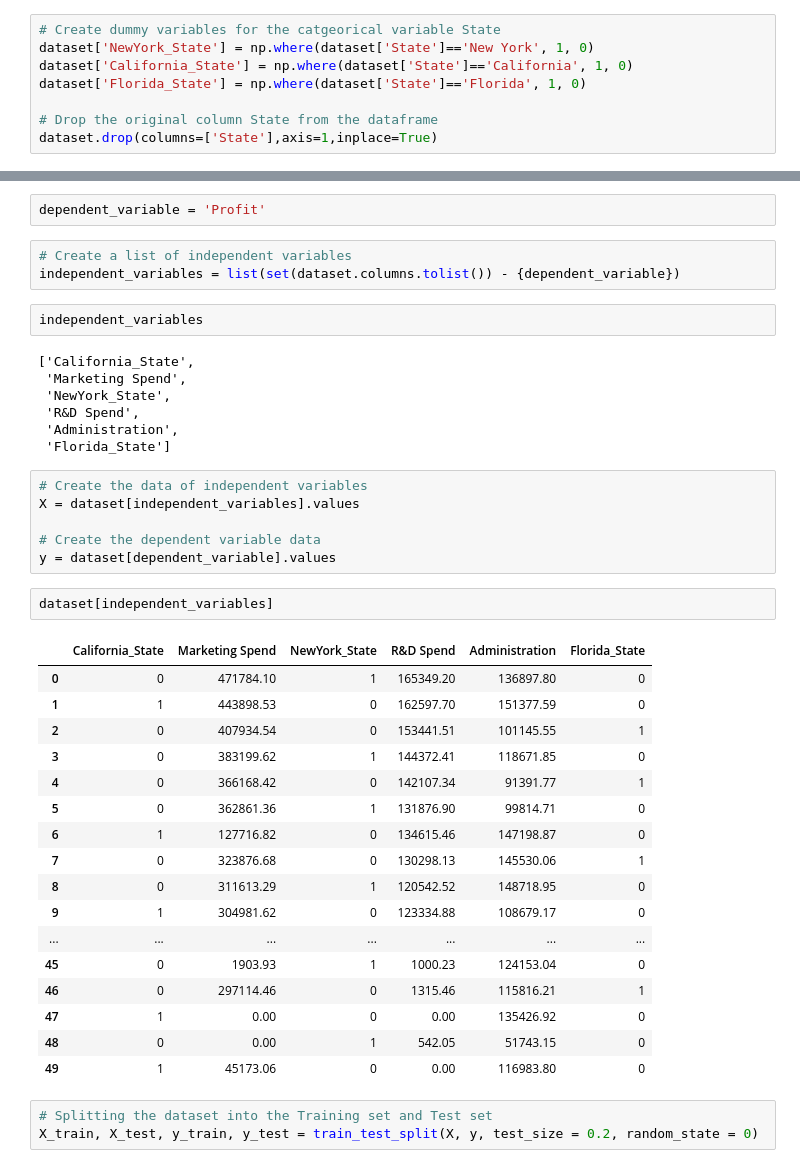
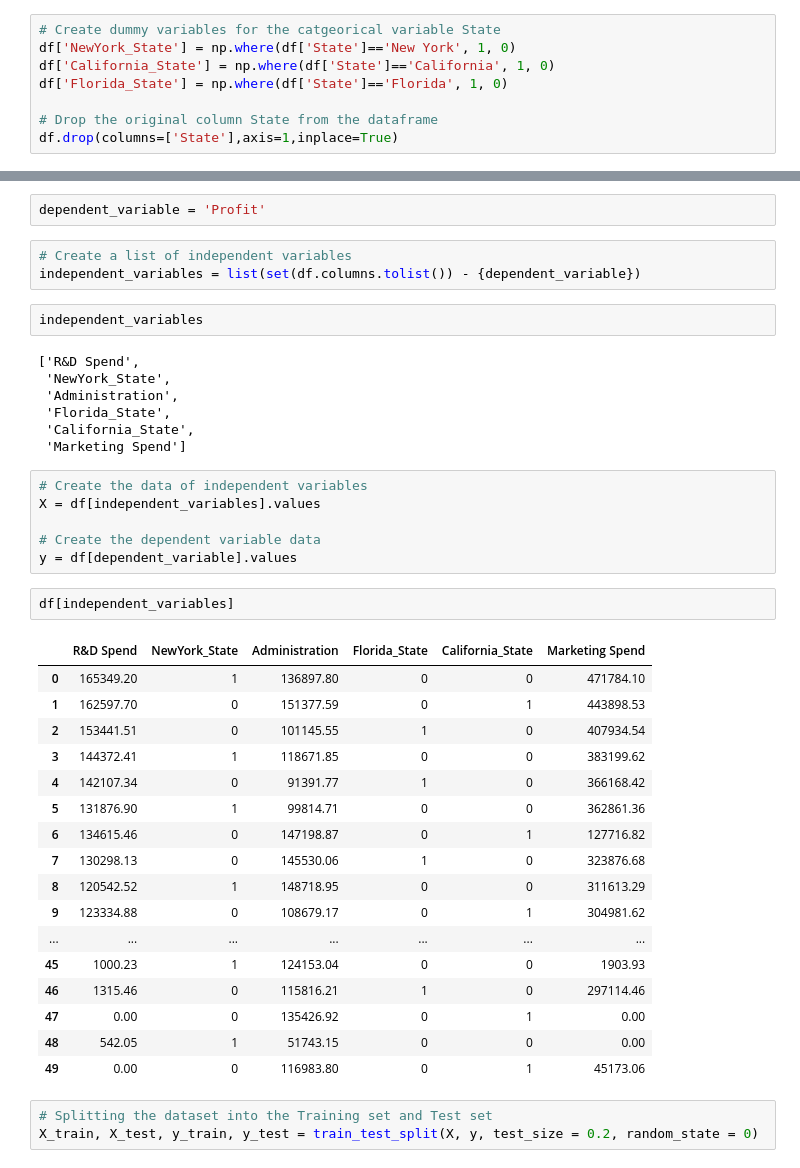
Before and after one commit to Bharatgaur/RawProjects, a Jupyter notebook: Linear_Regression_Implementation.ipynb, the cells around one changed output, grey strips where cells are left out. Saved outputs shown, nothing was run; the diff lists cells and outputs as text.

```diff
--- a/Linear_Regression_Implementation.ipynb
+++ b/Linear_Regression_Implementation.ipynb
@@ -97,9 +84,9 @@ Name: State, dtype: int64
 # %%
 # Create dummy variables for the catgeorical variable State
-dataset['NewYork_State'] = np.where(dataset['State']=='New York', 1, 0)
-dataset['California_State'] = np.where(dataset['State']=='California', 1, 0)
-dataset['Florida_State'] = np.where(dataset['State']=='Florida', 1, 0)
+df['NewYork_State'] = np.where(df['State']=='New York', 1, 0)
+df['California_State'] = np.where(df['State']=='California', 1, 0)
+df['Florida_State'] = np.where(df['State']=='Florida', 1, 0)
 
 # Drop the original column State from the dataframe
-dataset.drop(columns=['State'],axis=1,inplace=True)
+df.drop(columns=['State'],axis=1,inplace=True)
 # %%
@@ -115,42 +102,42 @@ dataset.head()
 dependent_variable = 'Profit'
 # %%
 # Create a list of independent variables
-independent_variables = list(set(dataset.columns.tolist()) - {dependent_variable})
+independent_variables = list(set(df.columns.tolist()) - {dependent_variable})
 # %%
 independent_variables
 # %% [output]
-['California_State',
- 'Marketing Spend',
+['R&D Spend',
  'NewYork_State',
- 'R&D Spend',
  'Administration',
- 'Florida_State']
+ 'Florida_State',
+ 'California_State',
+ 'Marketing Spend']
 # %%
 # Create the data of independent variables
-X = dataset[independent_variables].values
+X = df[independent_variables].values
 
 # Create the dependent variable data
-y = dataset[dependent_variable].values
+y = df[dependent_variable].values
 # %%
-dataset[independent_variables]
+df[independent_variables]
 # %% [output]
-|  | California_State | Marketing Spend | NewYork_State | R&D Spend | Administration | Florida_State |
-| 0 | 0 | 471784.10 | 1 | 165349.20 | 136897.80 | 0 |
-| 1 | 1 | 443898.53 | 0 | 162597.70 | 151377.59 | 0 |
-| 2 | 0 | 407934.54 | 0 | 153441.51 | 101145.55 | 1 |
-| 3 | 0 | 383199.62 | 1 | 144372.41 | 118671.85 | 0 |
-| 4 | 0 | 366168.42 | 0 | 142107.34 | 91391.77 | 1 |
-| 5 | 0 | 362861.36 | 1 | 131876.90 | 99814.71 | 0 |
-| 6 | 1 | 127716.82 | 0 | 134615.46 | 147198.87 | 0 |
-| 7 | 0 | 323876.68 | 0 | 130298.13 | 145530.06 | 1 |
-| 8 | 0 | 311613.29 | 1 | 120542.52 | 148718.95 | 0 |
-| 9 | 1 | 304981.62 | 0 | 123334.88 | 108679.17 | 0 |
+|  | R&D Spend | NewYork_State | Administration | Florida_State | California_State | Marketing Spend |
+| 0 | 165349.20 | 1 | 136897.80 | 0 | 0 | 471784.10 |
+| 1 | 162597.70 | 0 | 151377.59 | 0 | 1 | 443898.53 |
+| 2 | 153441.51 | 0 | 101145.55 | 1 | 0 | 407934.54 |
+| 3 | 144372.41 | 1 | 118671.85 | 0 | 0 | 383199.62 |
+| 4 | 142107.34 | 0 | 91391.77 | 1 | 0 | 366168.42 |
+| 5 | 131876.90 | 1 | 99814.71 | 0 | 0 | 362861.36 |
+| 6 | 134615.46 | 0 | 147198.87 | 0 | 1 | 127716.82 |
+| 7 | 130298.13 | 0 | 145530.06 | 1 | 0 | 323876.68 |
+| 8 | 120542.52 | 1 | 148718.95 | 0 | 0 | 311613.29 |
+| 9 | 123334.88 | 0 | 108679.17 | 0 | 1 | 304981.62 |
 | ... | ... | ... | ... | ... | ... | ... |
-| 45 | 0 | 1903.93 | 1 | 1000.23 | 124153.04 | 0 |
-| 46 | 0 | 297114.46 | 0 | 1315.46 | 115816.21 | 1 |
-| 47 | 1 | 0.00 | 0 | 0.00 | 135426.92 | 0 |
-| 48 | 0 | 0.00 | 1 | 542.05 | 51743.15 | 0 |
-| 49 | 1 | 45173.06 | 0 | 0.00 | 116983.80 | 0 |
+| 45 | 1000.23 | 1 | 124153.04 | 0 | 0 | 1903.93 |
+| 46 | 1315.46 | 0 | 115816.21 | 1 | 0 | 297114.46 |
+| 47 | 0.00 | 0 | 135426.92 | 0 | 1 | 0.00 |
+| 48 | 542.05 | 1 | 51743.15 | 0 | 0 | 0.00 |
+| 49 | 0.00 | 0 | 116983.80 | 0 | 1 | 45173.06 |
 # %%
 # Splitting the dataset into the Training set and Test set
 X_train, X_test, y_train, y_test = train_test_split(X, y, test_size = 0.2, random_state = 0)
```
Also changed, not shown: parts of 22 cells of this notebook.
